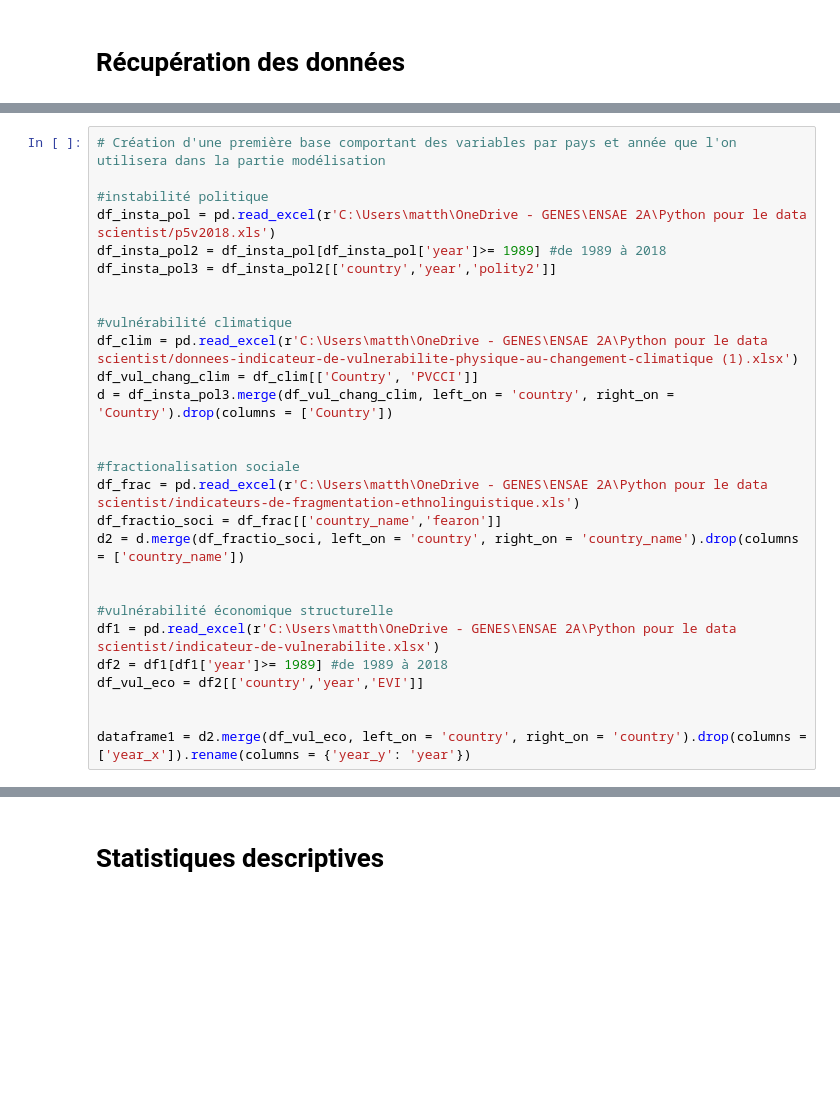
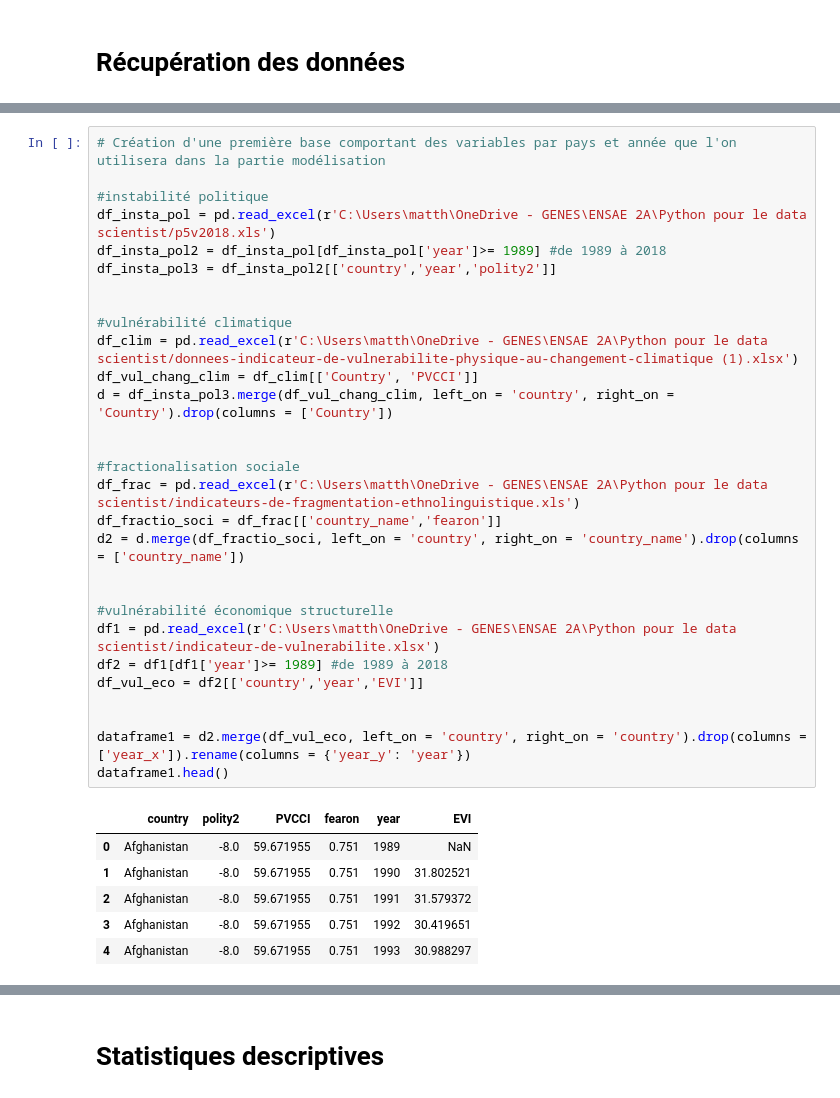
Before and after one commit to LexAdrim/UCDP-project, a Jupyter notebook: main.ipynb, the cells around one changed output, grey strips where cells are left out. Drawn from its saved outputs; the diff is of its cells as text; blank space fills up the shorter version.

```diff
--- a/main.ipynb
+++ b/main.ipynb
@@ -58,31 +142,39 @@ df = pd.read_csv('/Users/mcolas/Documents/GitHub/UCDP-project/data_ucdp.csv')
 # %%
 # Création d'une première base comportant des variables par pays et année que l'on utilisera dans la partie modélisation
 
 #instabilité politique
 df_insta_pol = pd.read_excel(r'C:\Users\matth\OneDrive - GENES\ENSAE 2A\Python pour le data scientist/p5v2018.xls')
 df_insta_pol2 = df_insta_pol[df_insta_pol['year']>= 1989] #de 1989 à 2018
 df_insta_pol3 = df_insta_pol2[['country','year','polity2']]
 
 
 #vulnérabilité climatique
 df_clim = pd.read_excel(r'C:\Users\matth\OneDrive - GENES\ENSAE 2A\Python pour le data scientist/donnees-indicateur-de-vulnerabilite-physique-au-changement-climatique (1).xlsx')
 df_vul_chang_clim = df_clim[['Country', 'PVCCI']]
 d = df_insta_pol3.merge(df_vul_chang_clim, left_on = 'country', right_on = 'Country').drop(columns = ['Country'])
 
 
 #fractionalisation sociale
 df_frac = pd.read_excel(r'C:\Users\matth\OneDrive - GENES\ENSAE 2A\Python pour le data scientist/indicateurs-de-fragmentation-ethnolinguistique.xls')
 df_fractio_soci = df_frac[['country_name','fearon']]
 d2 = d.merge(df_fractio_soci, left_on = 'country', right_on = 'country_name').drop(columns = ['country_name'])
 
 
 #vulnérabilité économique structurelle
 df1 = pd.read_excel(r'C:\Users\matth\OneDrive - GENES\ENSAE 2A\Python pour le data scientist/indicateur-de-vulnerabilite.xlsx')
 df2 = df1[df1['year']>= 1989] #de 1989 à 2018
 df_vul_eco = df2[['country','year','EVI']]
 
 
 dataframe1 = d2.merge(df_vul_eco, left_on = 'country', right_on = 'country').drop(columns = ['year_x']).rename(columns = {'year_y': 'year'})
+dataframe1.head()
+# %% [output]
+|  | country | polity2 | PVCCI | fearon | year | EVI |
+| 0 | Afghanistan | -8.0 | 59.671955 | 0.751 | 1989 | NaN |
+| 1 | Afghanistan | -8.0 | 59.671955 | 0.751 | 1990 | 31.802521 |
+| 2 | Afghanistan | -8.0 | 59.671955 | 0.751 | 1991 | 31.579372 |
+| 3 | Afghanistan | -8.0 | 59.671955 | 0.751 | 1992 | 30.419651 |
+| 4 | Afghanistan | -8.0 | 59.671955 | 0.751 | 1993 | 30.988297 |
 # %%
 # Création d'une deuxième base comportant des variables par pays et année que l'on utilisera dans la partie modélisation
 
```
Also changed, not shown: parts of 15 cells of this notebook.
